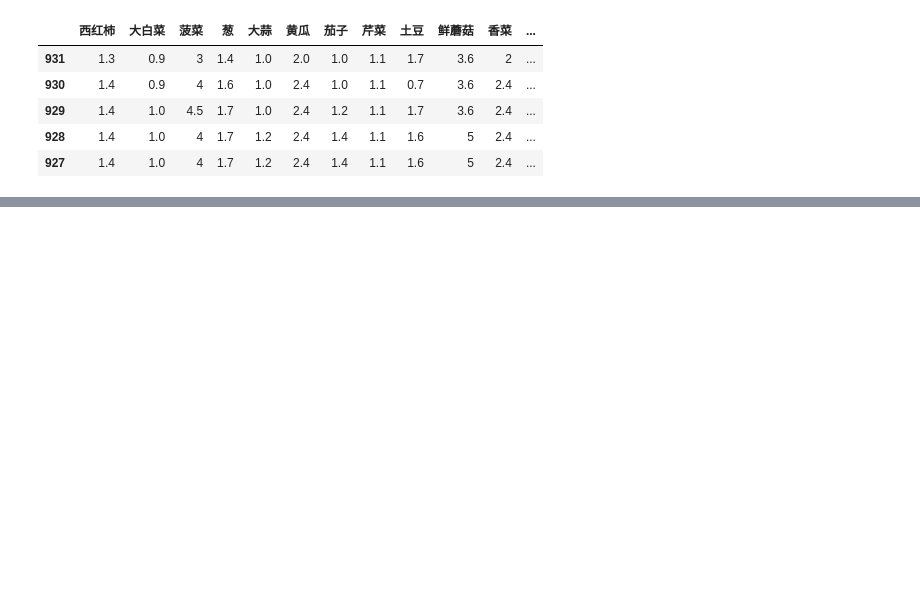
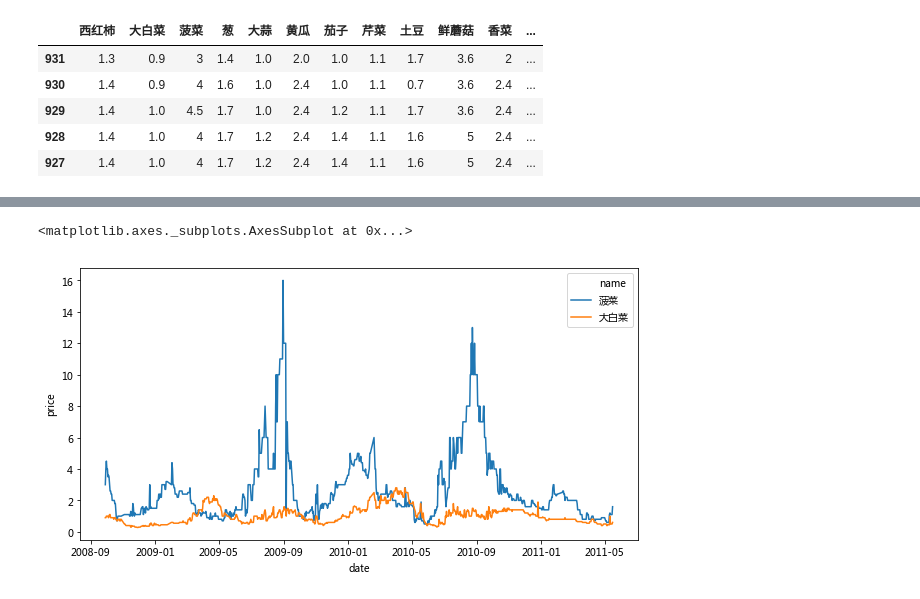
Before and after one commit to linzihao1999/qducs2019, a Jupyter notebook: apriori/apriori.ipynb, the cells around one changed output, grey strips where cells are left out. Cells and saved outputs as stored; diff of their text form; code cells hidden in the pictures; blank space fills up the shorter version.

```diff
--- a/apriori/apriori.ipynb
+++ b/apriori/apriori.ipynb
@@ -57,0 +115,12 @@ print(sameup)
+# %%
+plt.figure(figsize=(10,5))
+d1=pd.DataFrame(data=train['菠菜'].values.astype(np.float64),columns=['price'])
+d1['date']=date
+d1['name']='菠菜'
+d2=pd.DataFrame(data=train['大白菜'].values.astype(np.float64),columns=['price'])
+d2['date']=date
+d2['name']='大白菜'
+sns.lineplot(x='date',y='price',data=pd.concat([d1,d2]),hue='name')
+# %% [output]
+<matplotlib.axes._subplots.AxesSubplot at 0x...>
+[figure, added]
```
Also changed, not shown: parts of 10 cells of this notebook, 1 other file.
